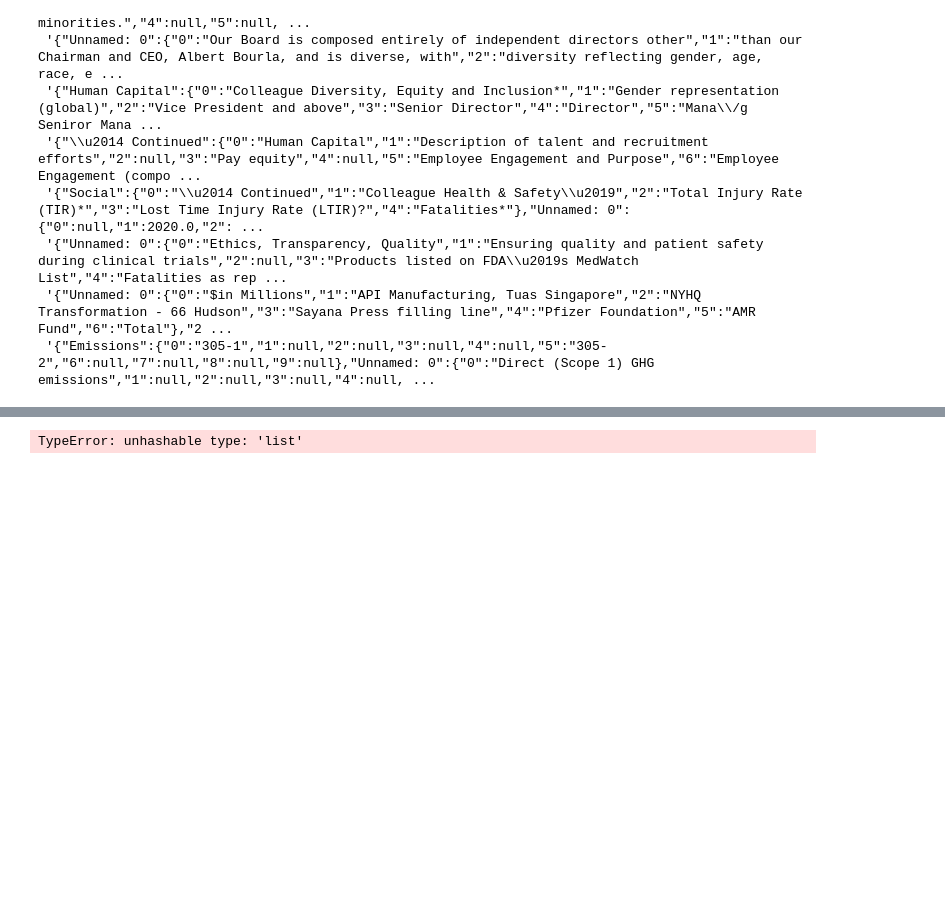
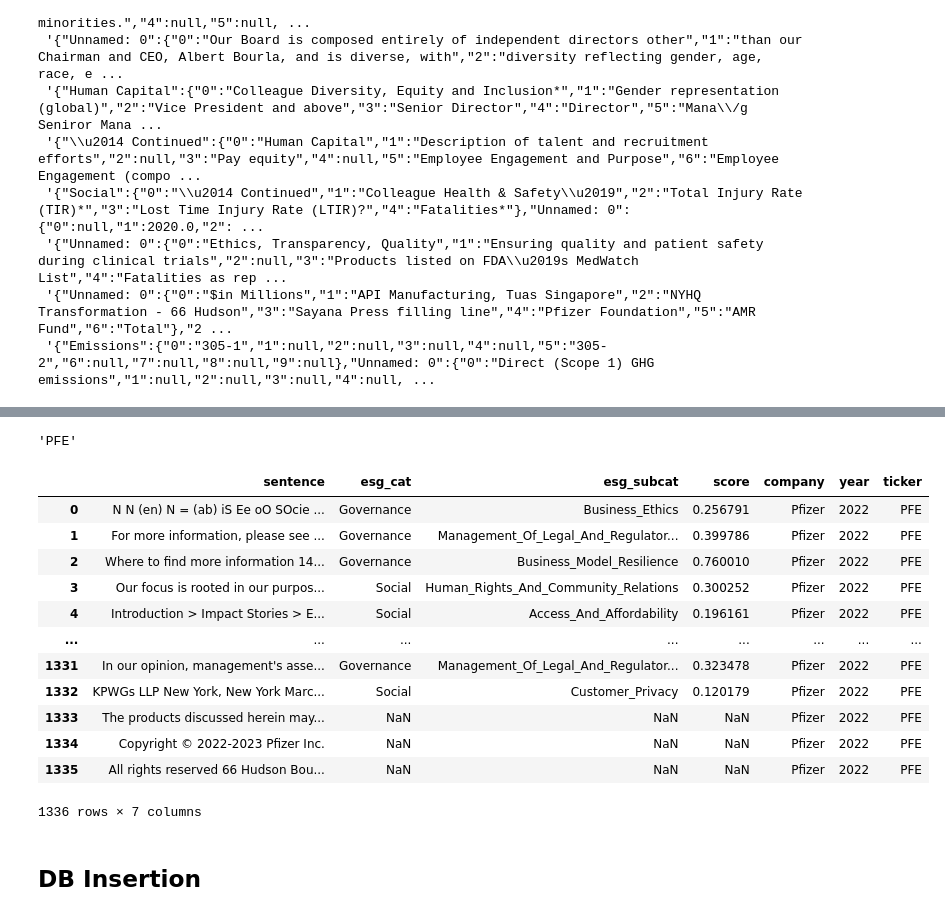
Before and after one commit to shiyun36/dsa3101, a Jupyter notebook: db_data_using_scripts_test.ipynb, the cells around one changed output, grey strips where cells are left out. Cells and saved outputs as stored; diff of their text form; code cells hidden in the pictures; blank space fills up the shorter version.

Commit message:
done using db insertion scripts, going to collate into a notebook without cell splits

```diff
--- a/db_data_using_scripts_test.ipynb
+++ b/db_data_using_scripts_test.ipynb
@@ -307,7 +307,31 @@ cleaned_output #list of list
    'relevance_score': 'Medium'}]]
 # %%
-company = cleaned_output[0][0][['company']] #take one entry and extract company,year,ticker to combine to esg_bert
-company_year = cleaned_output[0][0][['year']]
-company_ticker = cleaned_output[0][0][['ticker']]
+company = cleaned_output[0][0]['company'] #take one entry and extract company,year,ticker to combine to esg_bert
+company_year = cleaned_output[0][0]['year']
+company_ticker = cleaned_output[0][0]['ticker']
-# %% [output]
-TypeError: unhashable type: 'list'
+# %%
+company_ticker
+# %% [output]
+'PFE'
+# %%
+#use original df
+
+df[['company','year','ticker']] = [company,company_year,company_ticker]
+# %%
+df
+# %% [output]
+|  | sentence | esg_cat | esg_subcat | score | company | year | ticker |
+| 0 | N N (en) N = (ab) iS Ee oO SOcie ... | Governance | Business_Ethics | 0.256791 | Pfizer | 2022 | PFE |
+| 1 | For more information, please see ... | Governance | Management_Of_Legal_And_Regulator... | 0.399786 | Pfizer | 2022 | PFE |
+| 2 | Where to find more information 14... | Governance | Business_Model_Resilience | 0.760010 | Pfizer | 2022 | PFE |
+| 3 | Our focus is rooted in our purpos... | Social | Human_Rights_And_Community_Relations | 0.300252 | Pfizer | 2022 | PFE |
+| 4 | Introduction > Impact Stories > E... | Social | Access_And_Affordability | 0.196161 | Pfizer | 2022 | PFE |
+| ... | ... | ... | ... | ... | ... | ... | ... |
+| 1331 | In our opinion, management's asse... | Governance | Management_Of_Legal_And_Regulator... | 0.323478 | Pfizer | 2022 | PFE |
+| 1332 | KPWGs LLP New York, New York Marc... | Social | Customer_Privacy | 0.120179 | Pfizer | 2022 | PFE |
+| 1333 | The products discussed herein may... | NaN | NaN | NaN | Pfizer | 2022 | PFE |
+| 1334 | Copyright © 2022-2023 Pfizer Inc. | NaN | NaN | NaN | Pfizer | 2022 | PFE |
+| 1335 | All rights reserved 66 Hudson Bou... | NaN | NaN | NaN | Pfizer | 2022 | PFE |
+1336 rows × 7 columns
+# %% [markdown]
+## DB Insertion
```
Also changed, not shown: parts of 9 cells of this notebook, 4 other files.
